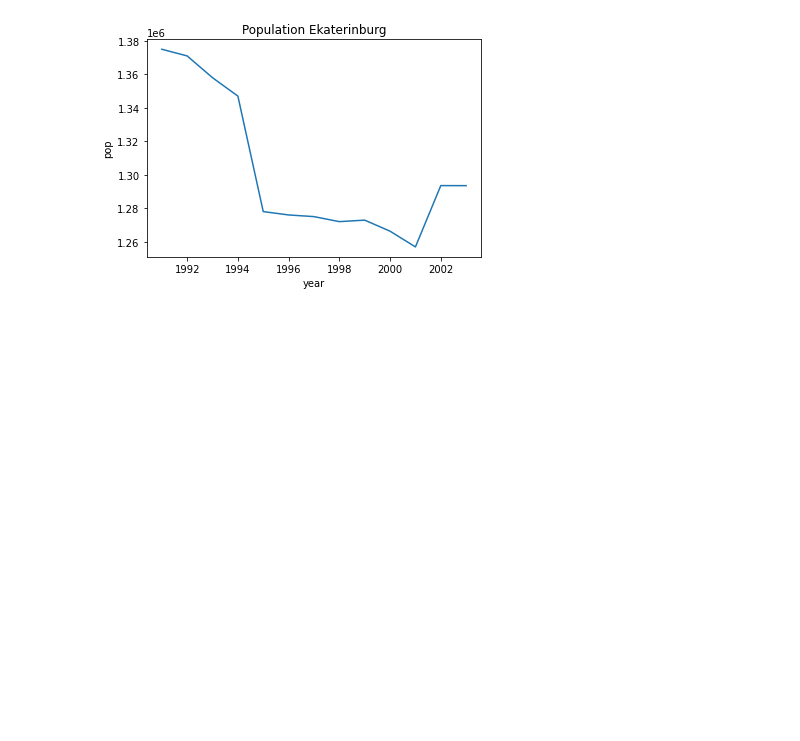
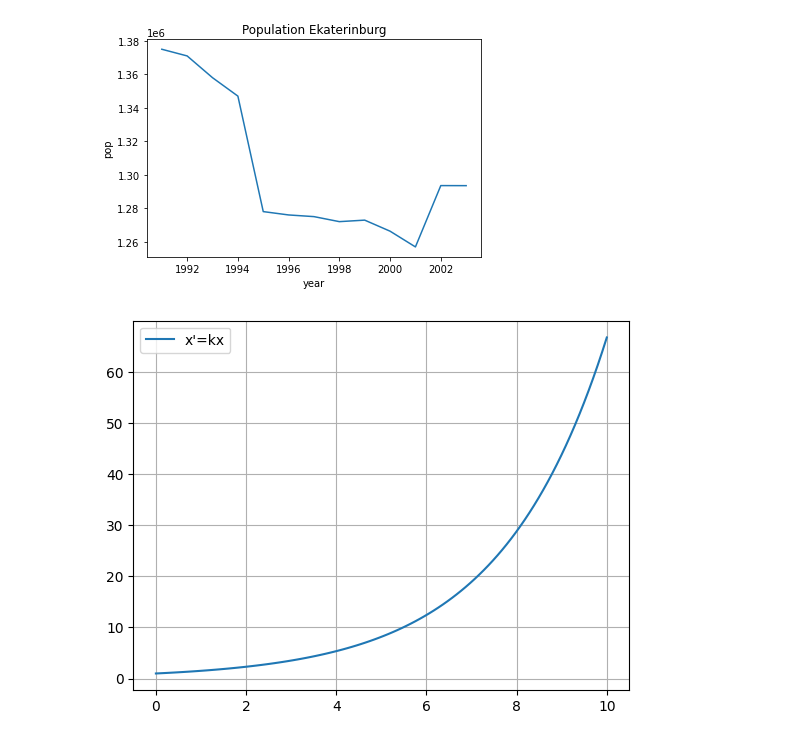
Before and after one commit to Vaguevil/MMVSULAB1, a Jupyter notebook: lab2.ipynb, the cells around one changed output. Drawn from its saved outputs; the diff is of its cells as text; code cells hidden in the pictures; blank space fills up the shorter version.

```diff
--- a/lab2.ipynb
+++ b/lab2.ipynb
@@ -28,3 +64,22 @@ plt.title('Population Ekaterinburg')
 plt.show()
 # %% [output]
 [figure]
+# %%
+import matplotlib.pyplot as plt
+import numpy as np
+from scipy.integrate import odeint
+
+def dydt(x,t):
+  k=0.42
+  return k*x
+
+t=np.linspace(0,10,100)
+solve = odeint(dydt, 1, t=t)
+solve = solve.flatten()
+%matplotlib inline
+plt.plot(t,solve,label=r"x'=kx")
+plt.grid(True)
+plt.legend()
+plt.show()
+# %% [output]
+[figure, added]
```
Also changed, not shown: parts of 1 cell of this notebook.
